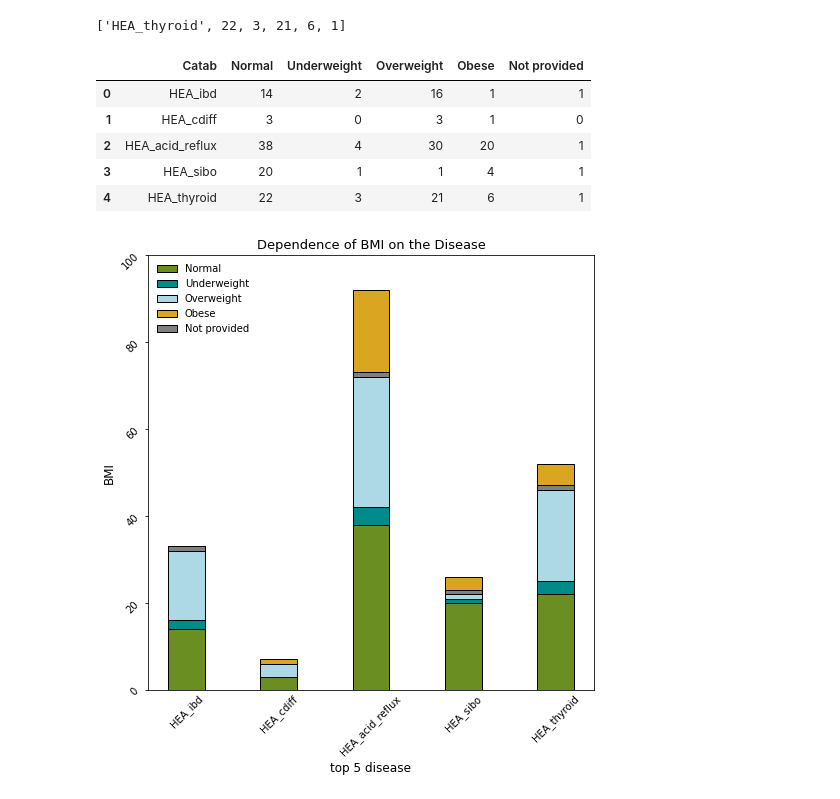
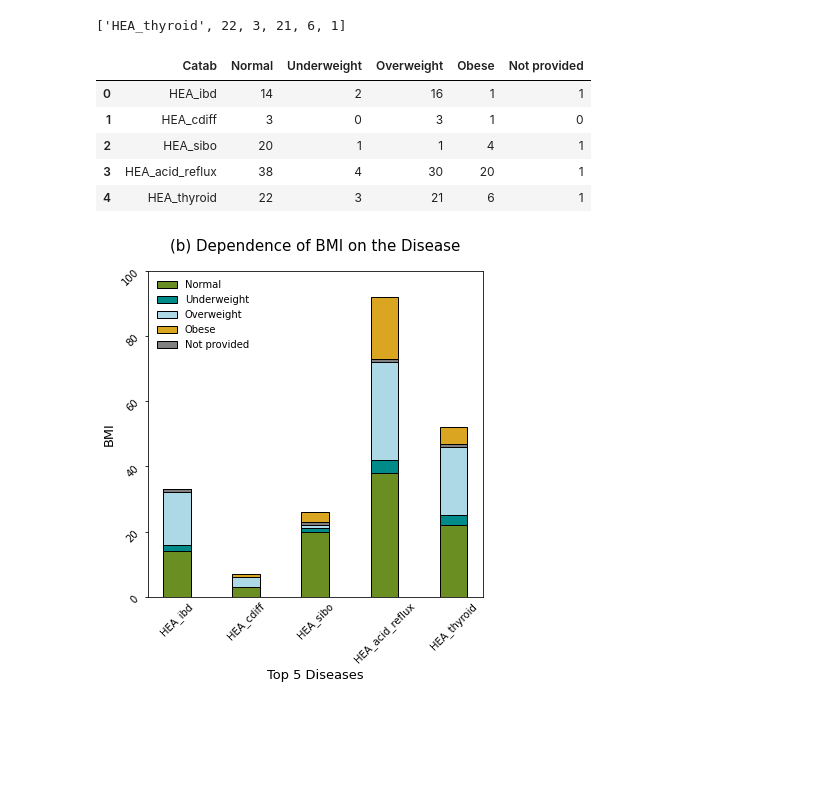
Before and after one commit to annawet/Poop-Power, a Jupyter notebook: w11_poop_visualization.ipynb, the cells around one changed output. Saved outputs shown, nothing was run; the diff lists cells and outputs as text; code cells hidden in the pictures; blank space fills up the shorter version.

```diff
--- a/w11_poop_visualization.ipynb
+++ b/w11_poop_visualization.ipynb
@@ -393,9 +393,9 @@ Obese=bmi_acid_reflux_true[bmi_acid_reflux_true['GEN_bmi_cat']=='Obese']
 Not_provided=bmi_acid_reflux_true[bmi_acid_reflux_true['GEN_bmi_cat']=='Not provided']
 
 
-datab3=['HEA_acid_reflux',Normal['Catab'].count(),Underweight['Catab'].count(),Overweight['Catab'].count()
+datab4=['HEA_acid_reflux',Normal['Catab'].count(),Underweight['Catab'].count(),Overweight['Catab'].count()
 ,Obese['Catab'].count(),Not_provided['Catab'].count()]
-datab3
+datab4
 # %% [output]
 ['HEA_acid_reflux', 38, 4, 30, 20, 1]
 # %%
@@ -415,9 +415,9 @@ Obese=bmi_sibo_true[bmi_sibo_true['GEN_bmi_cat']=='Obese']
 Not_provided=bmi_sibo_true[bmi_sibo_true['GEN_bmi_cat']=='Not provided']
 
 
-datab4=['HEA_sibo',Normal['Catab'].count(),Underweight['Catab'].count(),Overweight['Catab'].count()
+datab3=['HEA_sibo',Normal['Catab'].count(),Underweight['Catab'].count(),Overweight['Catab'].count()
 ,Obese['Catab'].count(),Not_provided['Catab'].count()]
-datab4
+datab3
 # %% [output]
 ['HEA_sibo', 20, 1, 1, 4, 1]
 # %%
@@ -450,32 +450,32 @@ dfb
 |  | Catab | Normal | Underweight | Overweight | Obese | Not provided |
 | 0 | HEA_ibd | 14 | 2 | 16 | 1 | 1 |
 | 1 | HEA_cdiff | 3 | 0 | 3 | 1 | 0 |
-| 2 | HEA_acid_reflux | 38 | 4 | 30 | 20 | 1 |
-| 3 | HEA_sibo | 20 | 1 | 1 | 4 | 1 |
+| 2 | HEA_sibo | 20 | 1 | 1 | 4 | 1 |
+| 3 | HEA_acid_reflux | 38 | 4 | 30 | 20 | 1 |
 | 4 | HEA_thyroid | 22 | 3 | 21 | 6 | 1 |
 # %%
 x = dfb['Catab']
 y1 = dfb['Normal']
 y2 = dfb['Underweight']
 y3 =dfb['Overweight']
 y4 =dfb['Obese']
 y5 =dfb['Not provided']
-plt.figure(figsize=(8, 8))
+plt.figure(figsize=(6, 6))
 plt.bar(x,y1,width=0.4,label='Normal',color='olivedrab',edgecolor='black')
 plt.bar(x,y2,width=0.4,bottom=y1,label='Underweight',color='darkcyan',edgecolor='black')
 plt.bar(x,y3,width=0.4,bottom=y1+y2,label='Overweight',color='lightblue',edgecolor='black')
 plt.bar(x,y4,width=0.4,bottom=y1+y2+y3,label='Obese',color='goldenrod',edgecolor='black')
 plt.bar(x,y5,width=0.4,bottom=y1+y2+y3,label='Not provided',color='grey',edgecolor='black')
 
 plt.tick_params(axis='x',length=0)
 plt.yticks(rotation=45)
 plt.xticks(rotation=45)
 plt.ylim(0,100)
 
-plt.xlabel('top 5 disease',fontsize=12)
-plt.ylabel('BMI',fontsize=12)
-plt.title('Dependence of BMI on the Disease',fontsize=13)
+plt.xlabel('Top 5 Diseases',fontsize=13)
+plt.ylabel('BMI',fontsize=13)
+plt.title('(b) Dependence of BMI on the Disease',fontsize=15, pad=20)
 plt.legend(loc=2,frameon=False,fontsize=10)
 plt.show()
 # %% [output]
-[figure, old version]
+[figure, new version]
```
Also changed, not shown: parts of 2 cells of this notebook.
